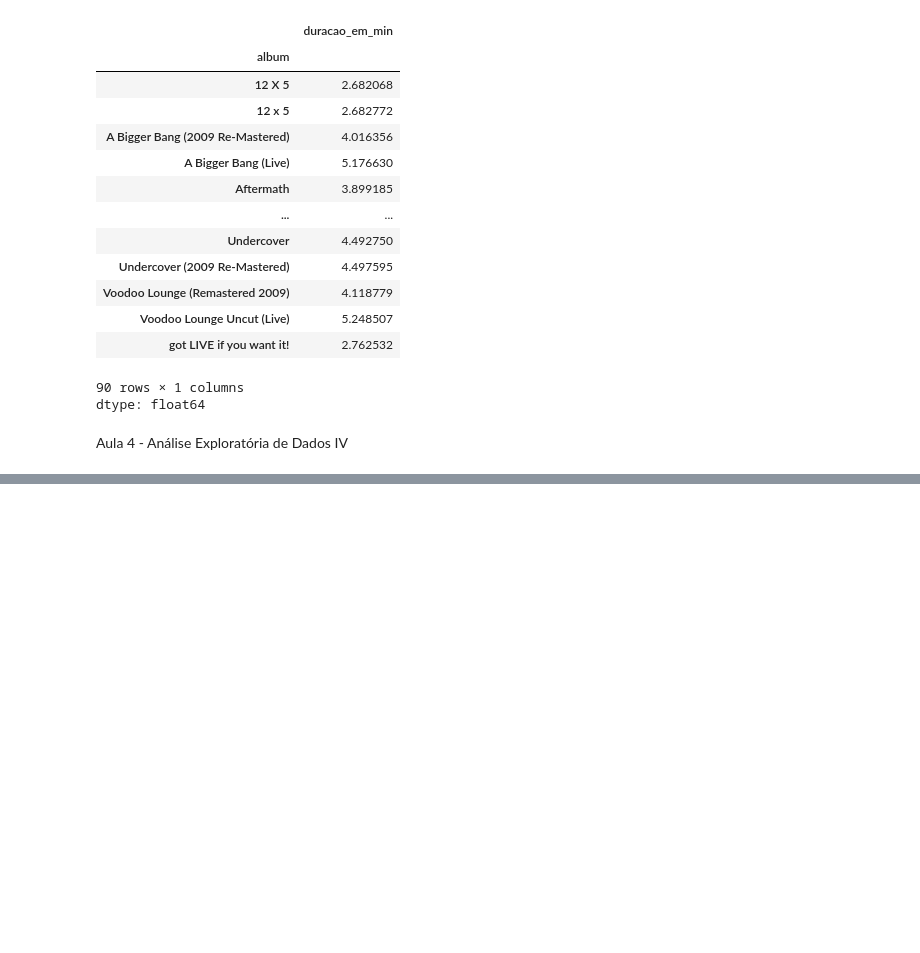
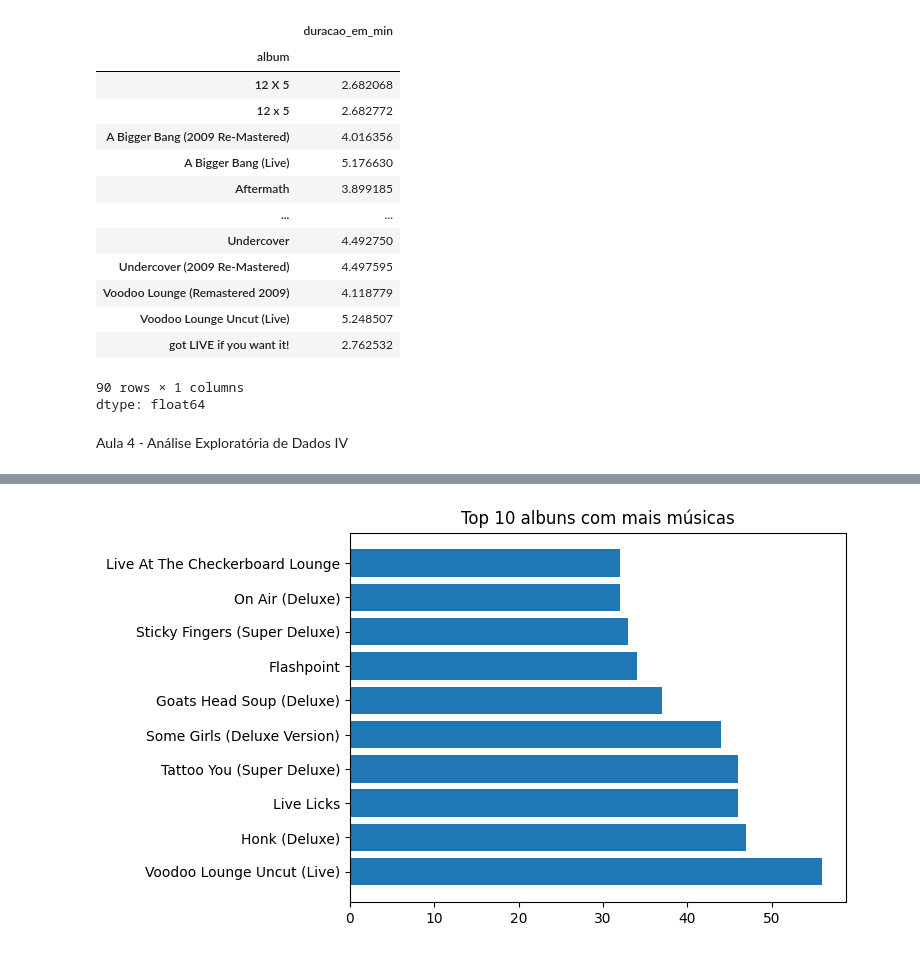
Before and after one commit to SandraRojasZ/Machine-Learning-and-Time-Series, a Jupyter notebook: Aula_2_Análise_Exploratória_de_Dados_(EDA).ipynb, the cells around one changed output, grey strips where cells are left out. Saved outputs shown, nothing was run; the diff lists cells and outputs as text; code cells hidden in the pictures; blank space fills up the shorter version.

```diff
--- a/Aula_2_Análise_Exploratória_de_Dados_(EDA).ipynb
+++ b/Aula_2_Análise_Exploratória_de_Dados_(EDA).ipynb
@@ -132,0 +145,7 @@ Aula 4 - Análise Exploratória de Dados IV
+# %%
+top_albuns = df['album'].value_counts().head(10)
+plt.barh(top_albuns.index, top_albuns.values)
+plt.title("Top 10 albuns com mais músicas")
+plt.show()
+# %% [output]
+[figure, added]
```
Also changed, not shown: parts of 12 cells of this notebook.
